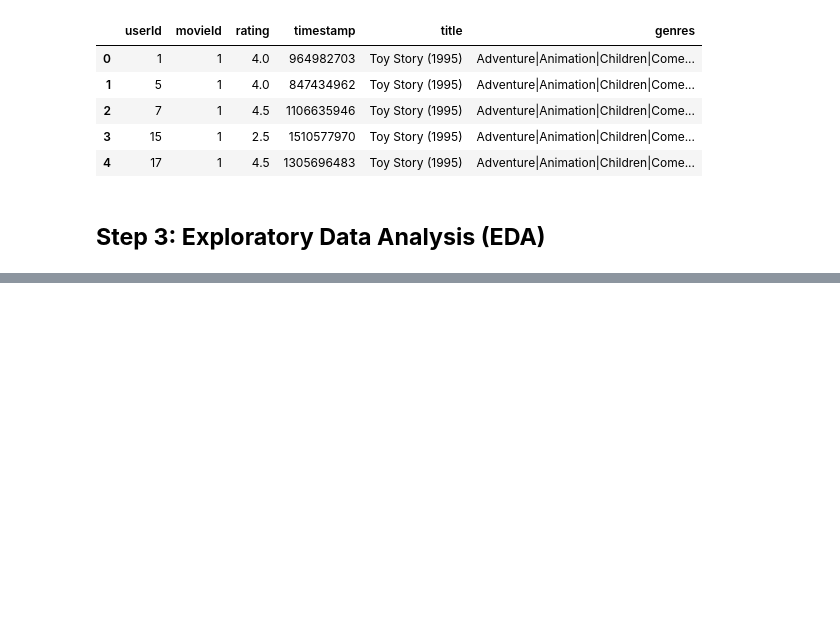
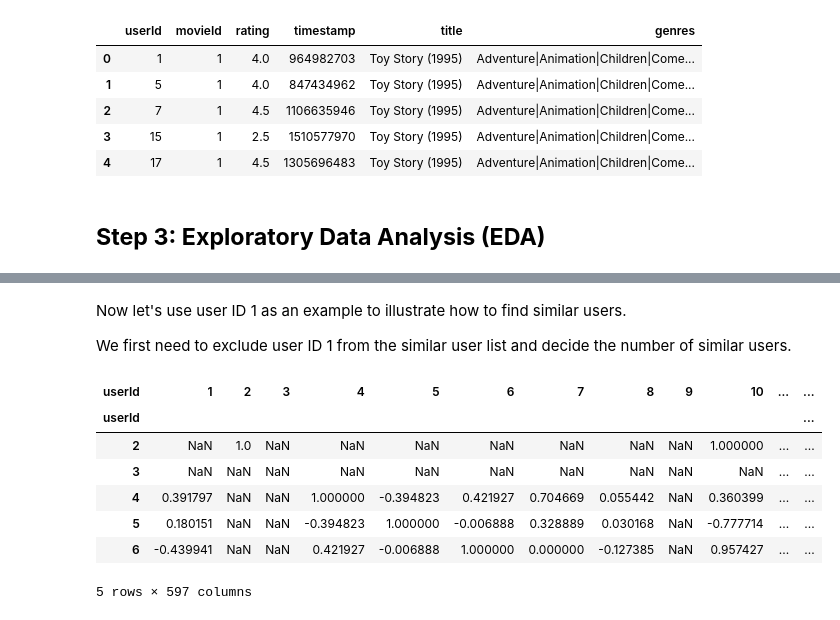
Before and after one commit to alouvre/Machine-Learning-Projects, a Jupyter notebook: CollaborativeFiltering.ipynb, the cells around one changed output, grey strips where cells are left out. Drawn from its saved outputs; the diff is of its cells as text; code cells hidden in the pictures; blank space fills up the shorter version.

```diff
--- a/CollaborativeFiltering.ipynb
+++ b/CollaborativeFiltering.ipynb
@@ -471,0 +744,22 @@ df.head()
+# %% [markdown]
+Now let's use user ID 1 as an example to illustrate how to find similar users.
+
+We first need to exclude user ID 1 from the similar user list and decide the number of similar users.
+# %%
+# Pick a user ID
+picked_userid = 1
+
+# Remove picked user ID from the candidate list
+user_similarity.drop(index=picked_userid, inplace=True)
+
+# Take a look at the data
+user_similarity.head()
+# %% [output]
+| userId | 1 | 2 | 3 | 4 | 5 | 6 | 7 | 8 | 9 | 10 | ... | ... |
+| userId |  |  |  |  |  |  |  |  |  |  |  | ... |
+| 2 | NaN | 1.0 | NaN | NaN | NaN | NaN | NaN | NaN | NaN | 1.000000 | ... | ... |
+| 3 | NaN | NaN | NaN | NaN | NaN | NaN | NaN | NaN | NaN | NaN | ... | ... |
+| 4 | 0.391797 | NaN | NaN | 1.000000 | -0.394823 | 0.421927 | 0.704669 | 0.055442 | NaN | 0.360399 | ... | ... |
+| 5 | 0.180151 | NaN | NaN | -0.394823 | 1.000000 | -0.006888 | 0.328889 | 0.030168 | NaN | -0.777714 | ... | ... |
+| 6 | -0.439941 | NaN | NaN | 0.421927 | -0.006888 | 1.000000 | 0.000000 | -0.127385 | NaN | 0.957427 | ... | ... |
+5 rows × 597 columns
```
Also changed, not shown: parts of 55 cells of this notebook.
